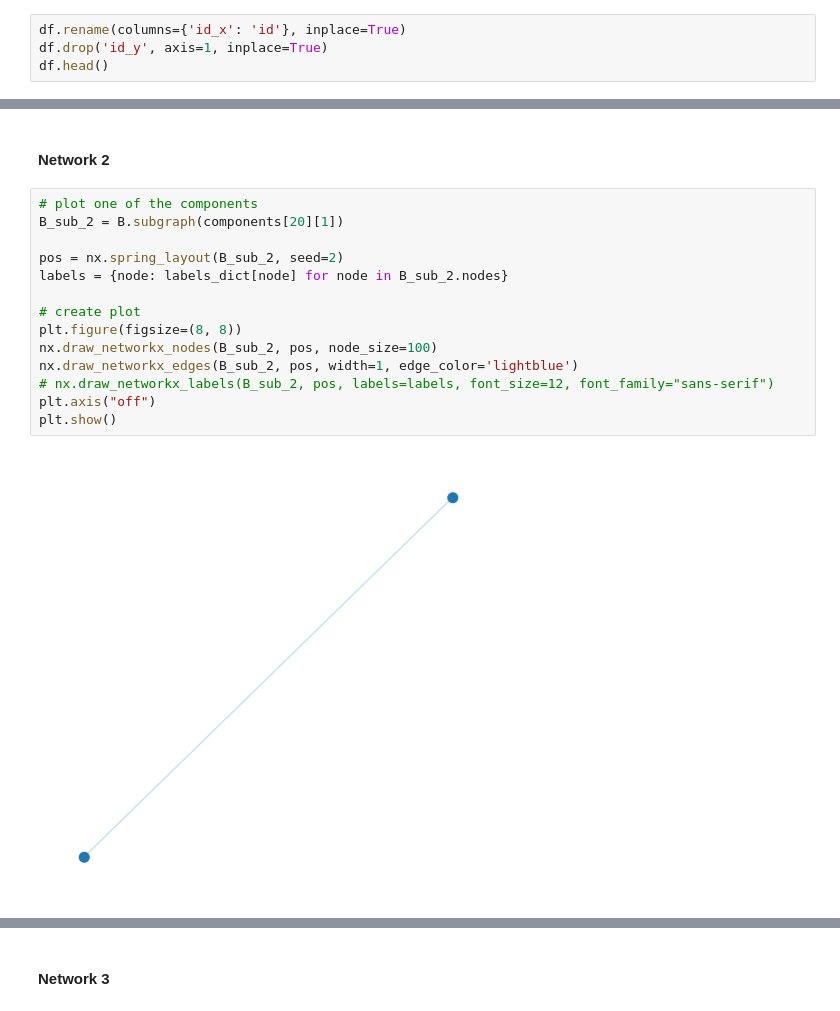
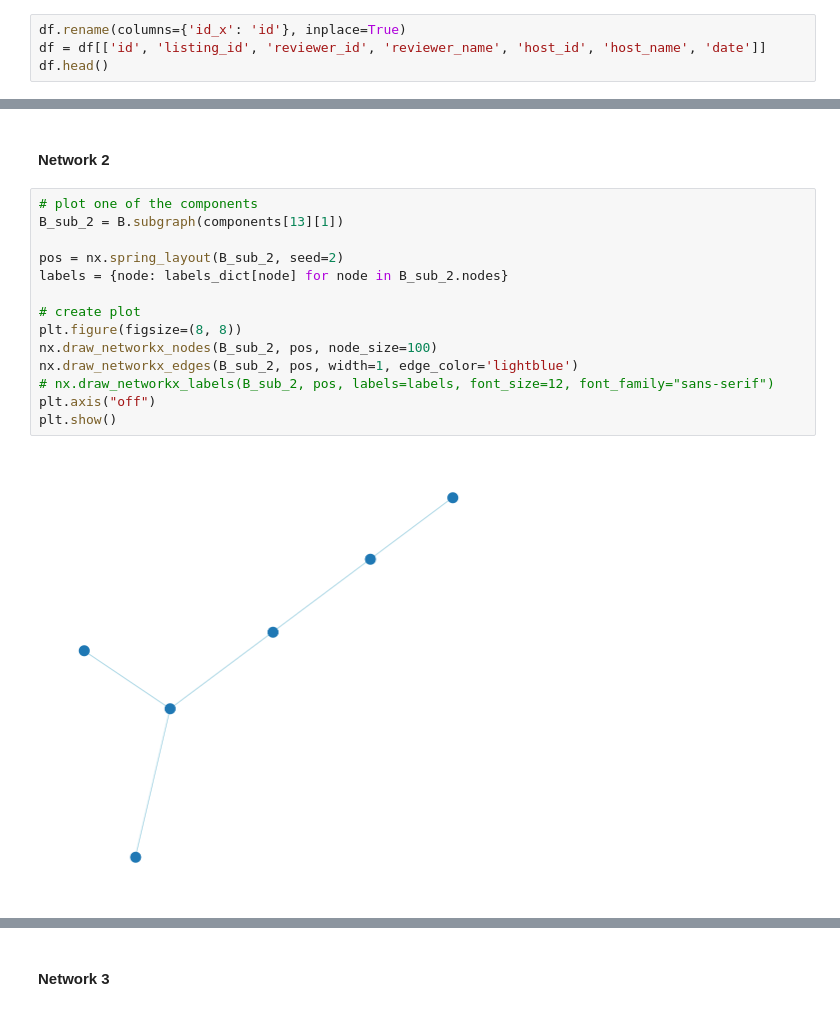
Before and after one commit to codersneha3012/airbnb, a Jupyter notebook: notebooks/usecase2.ipynb, the cells around one changed output, grey strips where cells are left out. Drawn from its saved outputs; the diff is of its cells as text.

```diff
--- a/notebooks/usecase2.ipynb
+++ b/notebooks/usecase2.ipynb
@@ -89,6 +89,6 @@ df_reviews.loc[df_reviews['listing_id']==3518856]
 df = pd.merge(df_reviews, df_listing, how='inner', left_on = 'listing_id', right_on = 'id')
 # %%
 df.rename(columns={'id_x': 'id'}, inplace=True)
-df.drop('id_y', axis=1, inplace=True)
+df = df[['id', 'listing_id', 'reviewer_id', 'reviewer_name', 'host_id', 'host_name', 'date']]
 df.head()
 # %% [output]
@@ -351,18 +350,18 @@ plt.show()
 #### Network 2
 # %%
 # plot one of the components
-B_sub_2 = B.subgraph(components[20][1])
+B_sub_2 = B.subgraph(components[13][1])
 
 pos = nx.spring_layout(B_sub_2, seed=2)
 labels = {node: labels_dict[node] for node in B_sub_2.nodes}
 
 # create plot
 plt.figure(figsize=(8, 8))
 nx.draw_networkx_nodes(B_sub_2, pos, node_size=100)
 nx.draw_networkx_edges(B_sub_2, pos, width=1, edge_color='lightblue')
 # nx.draw_networkx_labels(B_sub_2, pos, labels=labels, font_size=12, font_family="sans-serif")
 plt.axis("off")
 plt.show()
 # %% [output]
-[figure, old version]
+[figure, new version]
 # %%
```
Also changed, not shown: parts of 12 cells of this notebook, 1 other file.
